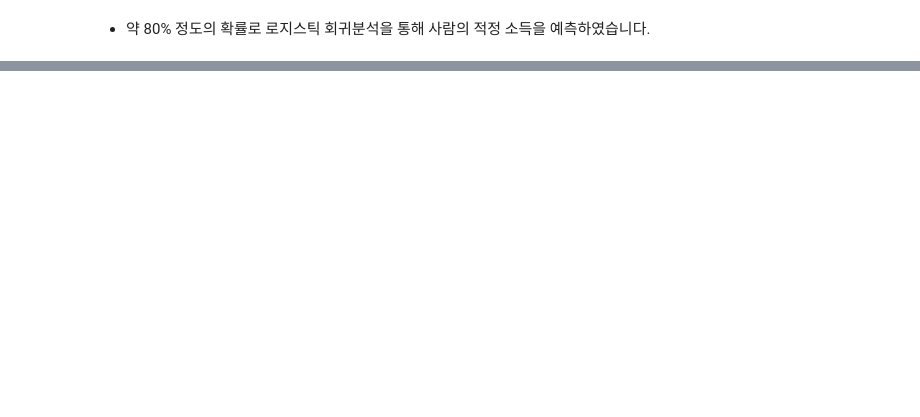
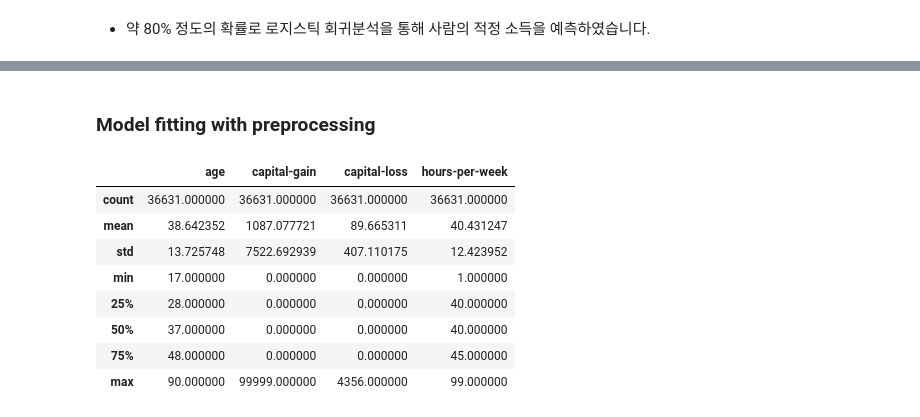
Before and after one commit to shinjangwoon/TIL, a Jupyter notebook: scikit-learn/The_Predictive_Modeling_Pipeline.ipynb, the cells around one changed output, grey strips where cells are left out. Drawn from its saved outputs; the diff is of its cells as text; code cells hidden in the pictures; blank space fills up the shorter version.

```diff
--- a/scikit-learn/The_Predictive_Modeling_Pipeline.ipynb
+++ b/scikit-learn/The_Predictive_Modeling_Pipeline.ipynb
@@ -292,0 +508,4 @@ print(f"Accuracy of logistic regression: {accuracy:.3f}")
+# %%
+import pandas as pd
+php = pd.read_csv('/content/drive/MyDrive/Colab Notebooks/adult-census.csv')
+php.head()
@@ -292,0 +522,29 @@ print(f"Accuracy of logistic regression: {accuracy:.3f}")
+# %%
+target_name = 'class'
+target = php[target_name]
+data = php.drop(columns=target_name)
+# %%
+numerical_columns = [
+    "age", "capital-gain", "capital-loss", "hours-per-week"]
+
+data_numeric = data[numerical_columns]
+# %%
+# train, test 분리
+from sklearn.model_selection import train_test_split
+
+data_train, data_test, target_train, target_test = train_test_split(
+    data_numeric, target, random_state=42)
+# %% [markdown]
+### Model fitting with preprocessing
+# %%
+data_train.describe()
+# %% [output]
+|  | age | capital-gain | capital-loss | hours-per-week |
+| count | 36631.000000 | 36631.000000 | 36631.000000 | 36631.000000 |
+| mean | 38.642352 | 1087.077721 | 89.665311 | 40.431247 |
+| std | 13.725748 | 7522.692939 | 407.110175 | 12.423952 |
+| min | 17.000000 | 0.000000 | 0.000000 | 1.000000 |
+| 25% | 28.000000 | 0.000000 | 0.000000 | 40.000000 |
+| 50% | 37.000000 | 0.000000 | 0.000000 | 40.000000 |
+| 75% | 48.000000 | 0.000000 | 0.000000 | 45.000000 |
+| max | 90.000000 | 99999.000000 | 4356.000000 | 99.000000 |
```
Also changed, not shown: parts of 62 cells of this notebook.
